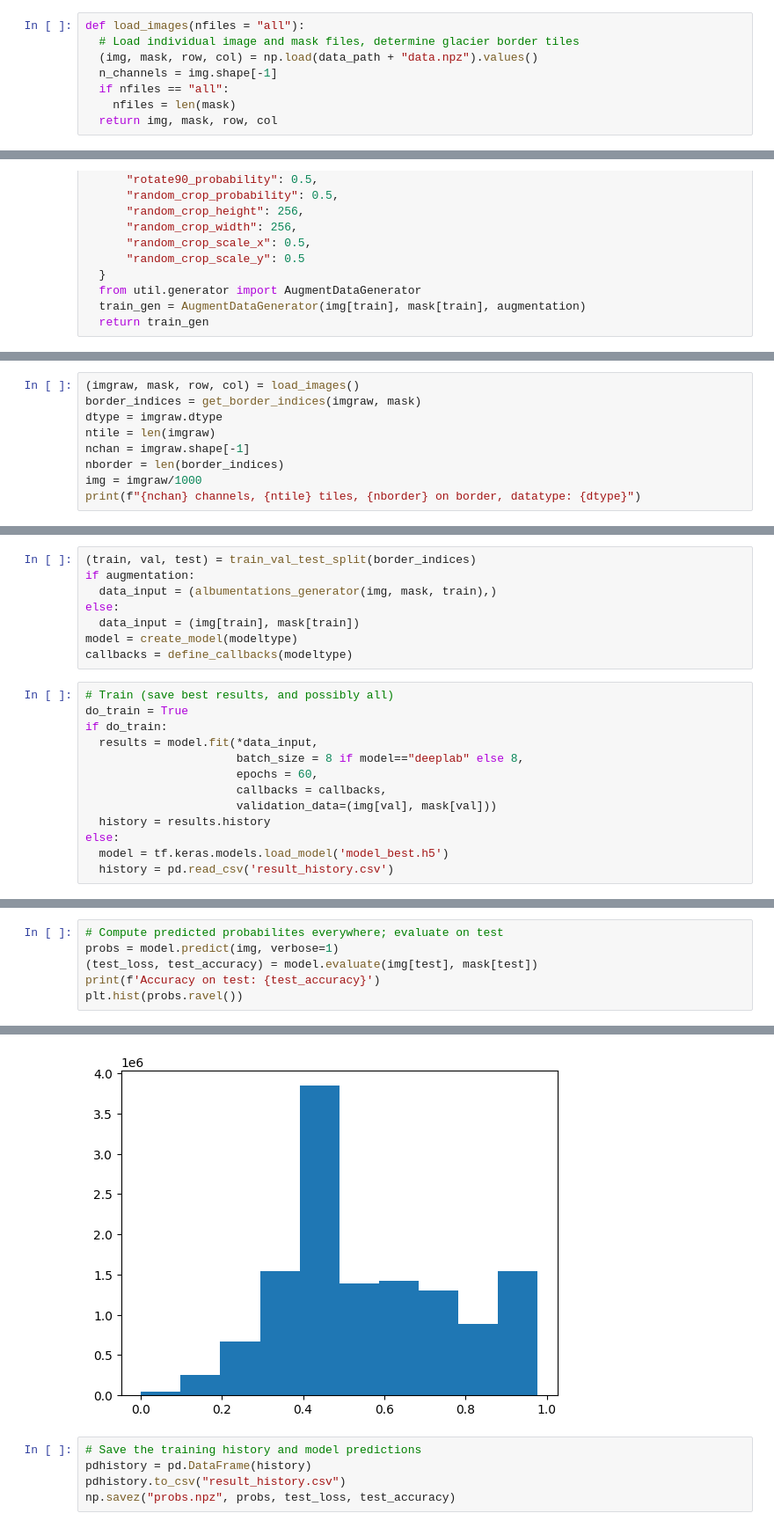
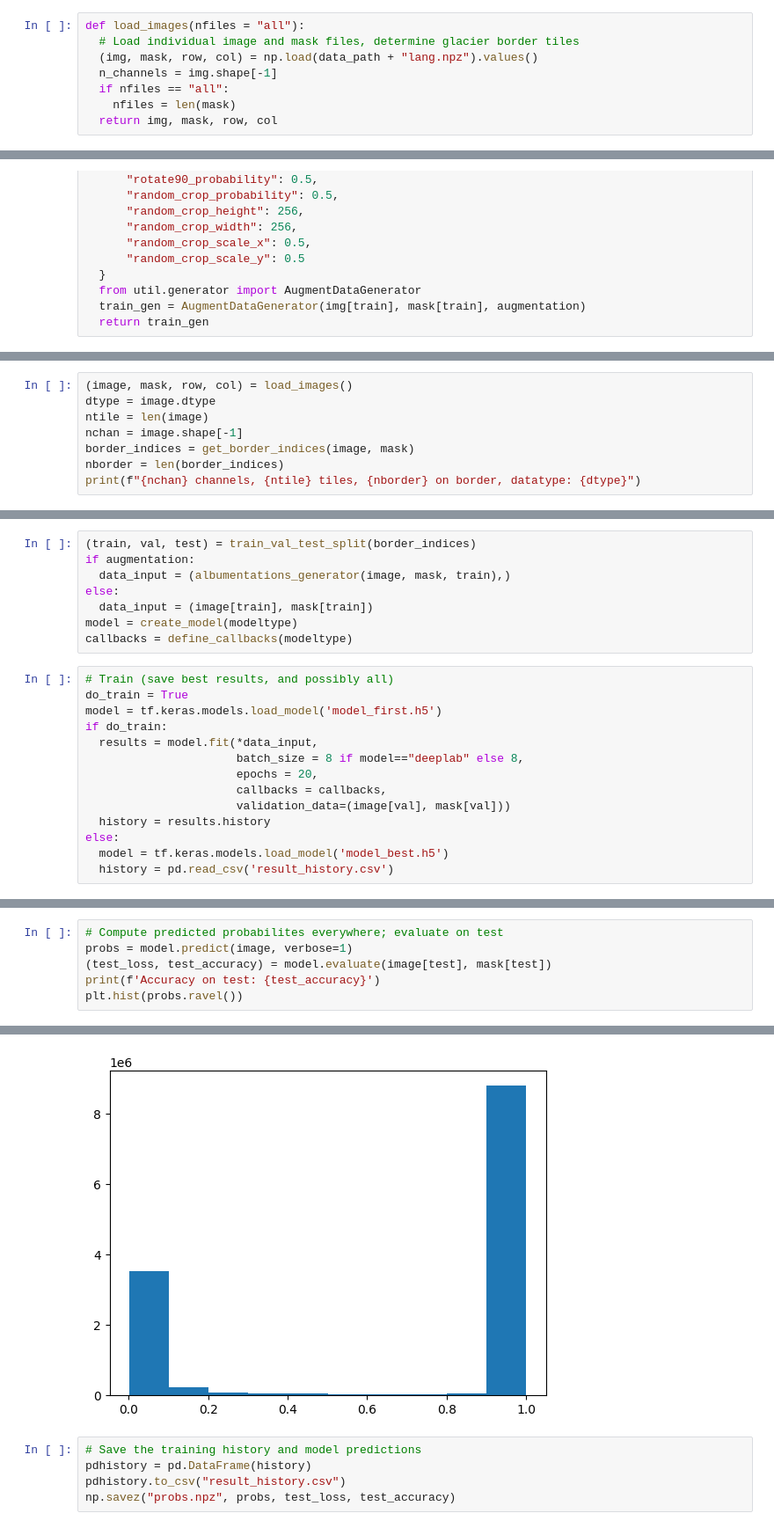
Before and after one commit to jonasson2/joklar, a Jupyter notebook: fit_model.ipynb, the cells around one changed output, grey strips where cells are left out. Shown at 88% size. Cells and saved outputs as stored; diff of their text form.

```diff
--- a/fit_model.ipynb
+++ b/fit_model.ipynb
@@ -29,7 +29,7 @@ os.chdir(model_path)
 # %%
 def load_images(nfiles = "all"):
   # Load individual image and mask files, determine glacier border tiles
-  (img, mask, row, col) = np.load(data_path + "data.npz").values()
+  (img, mask, row, col) = np.load(data_path + "lang.npz").values()
   n_channels = img.shape[-1]
   if nfiles == "all":
     nfiles = len(mask)
@@ -160,10 +164,9 @@ def albumentations_generator(img, mask, train):
 # %%
-(imgraw, mask, row, col) = load_images()
-border_indices = get_border_indices(imgraw, mask)
-dtype = imgraw.dtype
-ntile = len(imgraw)
-nchan = imgraw.shape[-1]
+(image, mask, row, col) = load_images()
+dtype = image.dtype
+ntile = len(image)
+nchan = image.shape[-1]
+border_indices = get_border_indices(image, mask)
 nborder = len(border_indices)
-img = imgraw/1000
 print(f"{nchan} channels, {ntile} tiles, {nborder} on border, datatype: {dtype}")
 # %% [output]
@@ -171,20 +174,21 @@ print(f"{nchan} channels, {ntile} tiles, {nborder} on border, datatype: {dtype}"
 # %%
 (train, val, test) = train_val_test_split(border_indices)
 if augmentation:
-  data_input = (albumentations_generator(img, mask, train),)
+  data_input = (albumentations_generator(image, mask, train),)
 else:
-  data_input = (img[train], mask[train])
+  data_input = (image[train], mask[train])
 model = create_model(modeltype)
 callbacks = define_callbacks(modeltype)
 # %%
 # Train (save best results, and possibly all)
 do_train = True
+model = tf.keras.models.load_model('model_first.h5')
 if do_train:
   results = model.fit(*data_input,
                       batch_size = 8 if model=="deeplab" else 8,
-                      epochs = 60,
+                      epochs = 20,
                       callbacks = callbacks,
-                      validation_data=(img[val], mask[val]))
+                      validation_data=(image[val], mask[val]))
   history = results.history
 else:
   model = tf.keras.models.load_model('model_best.h5')
@@ -225,7 +229,7 @@ plt.legend();
 # %%
 # Compute predicted probabilites everywhere; evaluate on test
-probs = model.predict(img, verbose=1)
-(test_loss, test_accuracy) = model.evaluate(img[test], mask[test])
+probs = model.predict(image, verbose=1)
+(test_loss, test_accuracy) = model.evaluate(image[test], mask[test])
 print(f'Accuracy on test: {test_accuracy}')
 plt.hist(probs.ravel())
 # %% [output]
@@ -240,5 +244,5 @@ Accuracy on test: 0.5457763671875
  <BarContainer object of 10 artists>)
-[figure, old version]
+[figure, new version]
 # %%
 # Save the training history and model predictions
 pdhistory = pd.DataFrame(history)
```
Also changed, not shown: parts of 9 cells of this notebook, 6 other files.
